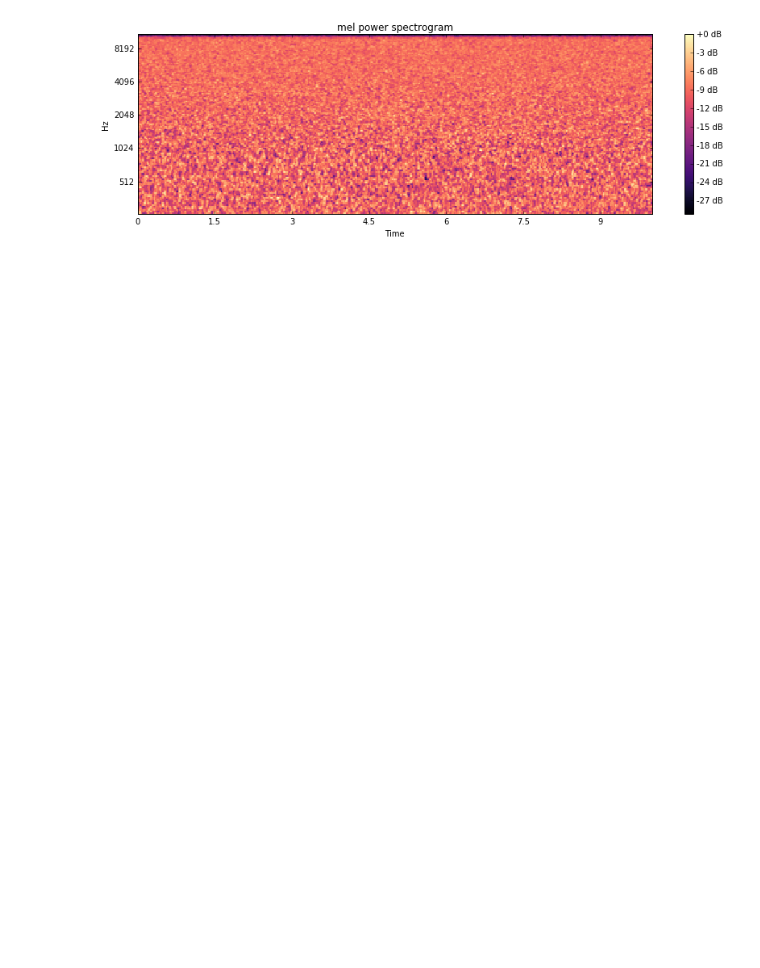
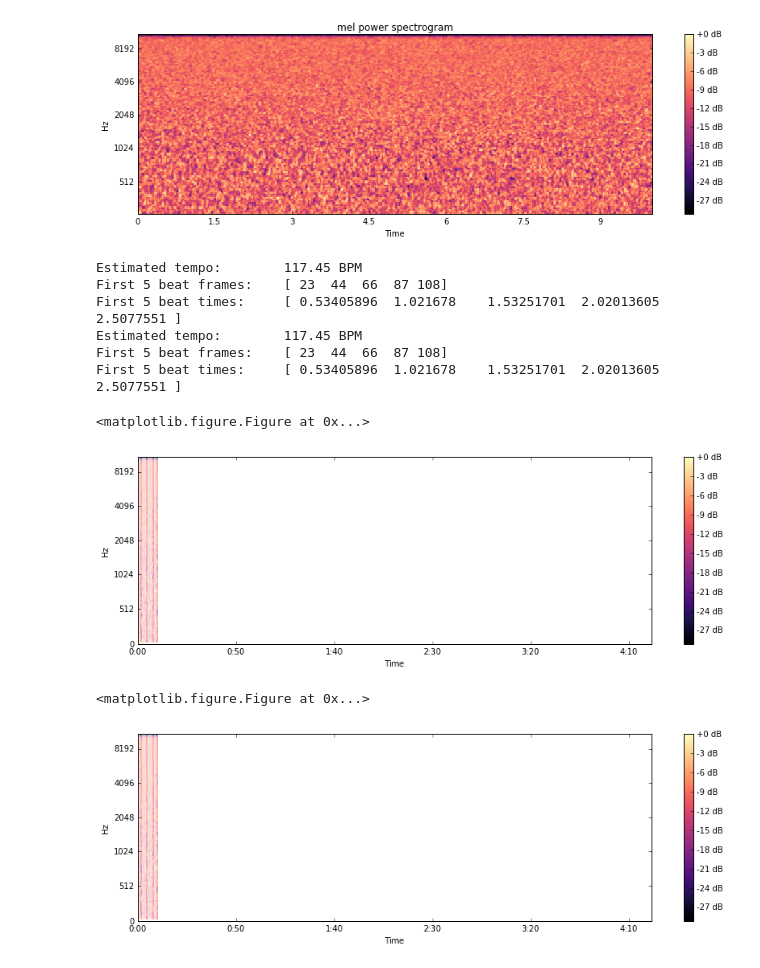
Before and after one commit to kthakore/musigan, a Jupyter notebook: notebooks/02 - AudioDataSet.ipynb, the cells around one changed output. Drawn from its saved outputs; the diff is of its cells as text; code cells hidden in the pictures; blank space fills up the shorter version.

```diff
--- a/notebooks/02 - AudioDataSet.ipynb
+++ b/notebooks/02 - AudioDataSet.ipynb
@@ -179,3 +252,70 @@ plt.colorbar(format='%+02.0f dB')
 plt.tight_layout()
 # %% [output]
 [figure]
+# %%
+
+# Now, let's run the beat tracker.
+# We'll use the percussive component for this part
+plt.figure(figsize=(12, 6))
+tempo, beats = librosa.beat.beat_track(y=y_percussive, sr=sr)
+
+# Let's re-draw the spectrogram, but this time, overlay the detected beats
+plt.figure(figsize=(12,4))
+librosa.display.specshow(log_S, sr=sr, x_axis='time', y_axis='mel')
+
+# Let's draw transparent lines over the beat frames
+plt.vlines(librosa.frames_to_time(beats),
+           1, 0.5 * sr,
+           colors='w', linestyles='-', linewidth=2, alpha=0.5)
+
+plt.axis('tight')
+
+plt.colorbar(format='%+02.0f dB')
+
+plt.tight_layout()
+
+
+print('Estimated tempo:        %.2f BPM' % tempo)
+
+print('First 5 beat frames:   ', beats[:5])
+
+# Frame numbers are great and all, but when do those beats occur?
+print('First 5 beat times:    ', librosa.frames_to_time(beats[:5], sr=sr))
+# Now, let's run the beat tracker.
+# We'll use the percussive component for this part
+plt.figure(figsize=(12, 6))
+tempo, beats = librosa.beat.beat_track(y=y_percussive, sr=sr)
+
+# Let's re-draw the spectrogram, but this time, overlay the detected beats
+plt.figure(figsize=(12,4))
+librosa.display.specshow(log_S, sr=sr, x_axis='time', y_axis='mel')
+
+# Let's draw transparent lines over the beat frames
+plt.vlines(librosa.frames_to_time(beats),
+           1, 0.5 * sr,
+           colors='w', linestyles='-', linewidth=2, alpha=0.5)
+
+plt.axis('tight')
+
+plt.colorbar(format='%+02.0f dB')
+
+plt.tight_layout()
+
+
+print('Estimated tempo:        %.2f BPM' % tempo)
+
+print('First 5 beat frames:   ', beats[:5])
+
+# Frame numbers are great and all, but when do those beats occur?
+print('First 5 beat times:    ', librosa.frames_to_time(beats[:5], sr=sr))
+# %% [output]
+Estimated tempo:        117.45 BPM
+First 5 beat frames:    [ 23  44  66  87 108]
+First 5 beat times:     [ 0.53405896  1.021678    1.53251701  2.02013605  2.5077551 ]
+Estimated tempo:        117.45 BPM
+First 5 beat frames:    [ 23  44  66  87 108]
+First 5 beat times:     [ 0.53405896  1.021678    1.53251701  2.02013605  2.5077551 ]
+<matplotlib.figure.Figure at 0x...>
+[figure, added]
+<matplotlib.figure.Figure at 0x...>
+[figure, added]
```
Also changed, not shown: parts of 9 cells of this notebook.
